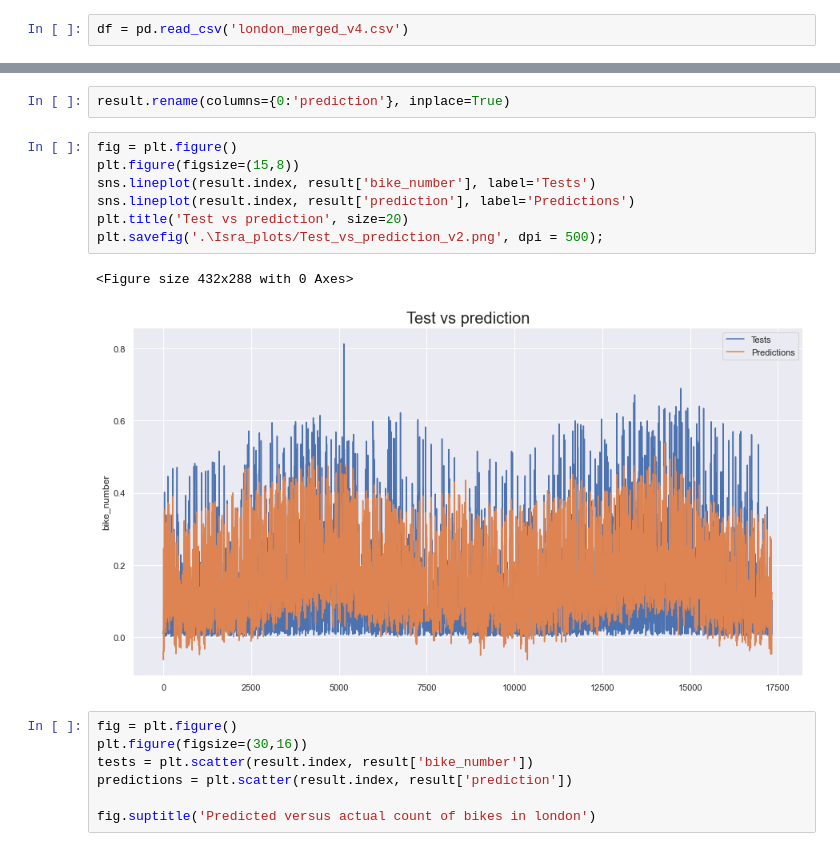
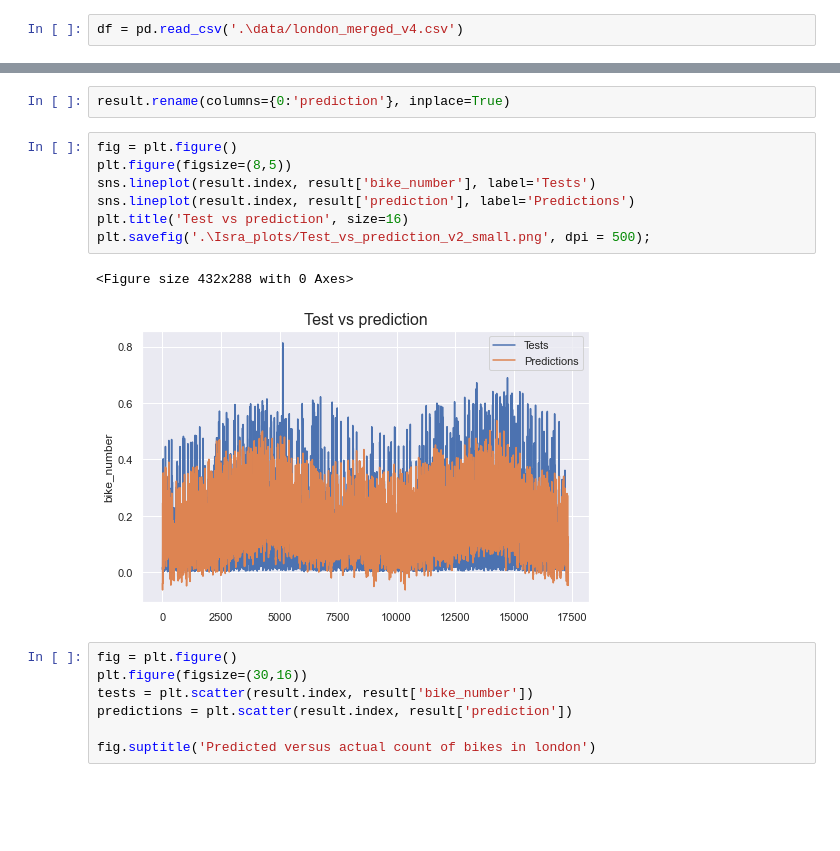
Before and after one commit to isra-st/London_Bike_Sharing, a Jupyter notebook: Linear_Regression_V2.ipynb, the cells around one changed output, grey strips where cells are left out. Saved outputs shown, nothing was run; the diff lists cells and outputs as text; blank space fills up the shorter version.

```diff
--- a/Linear_Regression_V2.ipynb
+++ b/Linear_Regression_V2.ipynb
@@ -32,7 +32,7 @@ def add_value_labels(ax, typ, spacing=5):
             ax.annotate(label,(x_value, y_value), xytext=(0, space),
                 textcoords="offset points", ha='center', va=va)
 # %%
-df = pd.read_csv('london_merged_v4.csv')
+df = pd.read_csv('.\data/london_merged_v4.csv')
 # %%
 df['time_hour_n'] = pd.to_datetime(df['time'])
 df['time_hour_n'] = pd.to_datetime(df['time_hour_n'])
@@ -1169,14 +1174,14 @@ np.mean(result['error%'])
 result.rename(columns={0:'prediction'}, inplace=True)
 # %%
 fig = plt.figure()
-plt.figure(figsize=(15,8))
+plt.figure(figsize=(8,5))
 sns.lineplot(result.index, result['bike_number'], label='Tests')
 sns.lineplot(result.index, result['prediction'], label='Predictions')
-plt.title('Test vs prediction', size=20)
-plt.savefig('.\Isra_plots/Test_vs_prediction_v2.png', dpi = 500);
+plt.title('Test vs prediction', size=16)
+plt.savefig('.\Isra_plots/Test_vs_prediction_v2_small.png', dpi = 500);
 # %% [output]
 <Figure size 432x288 with 0 Axes>
-[figure, old version]
+[figure, new version]
 # %%
 fig = plt.figure()
 plt.figure(figsize=(30,16))
```
Also changed, not shown: parts of 21 cells of this notebook, 17 other files.
